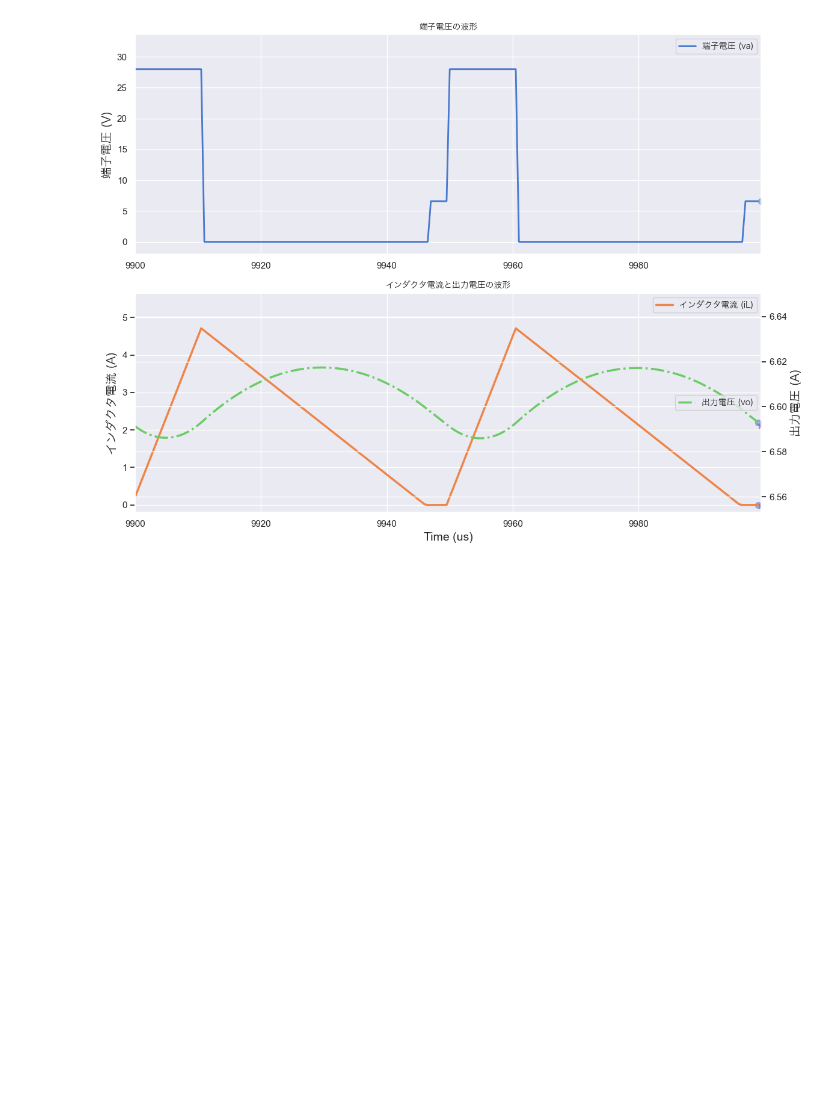
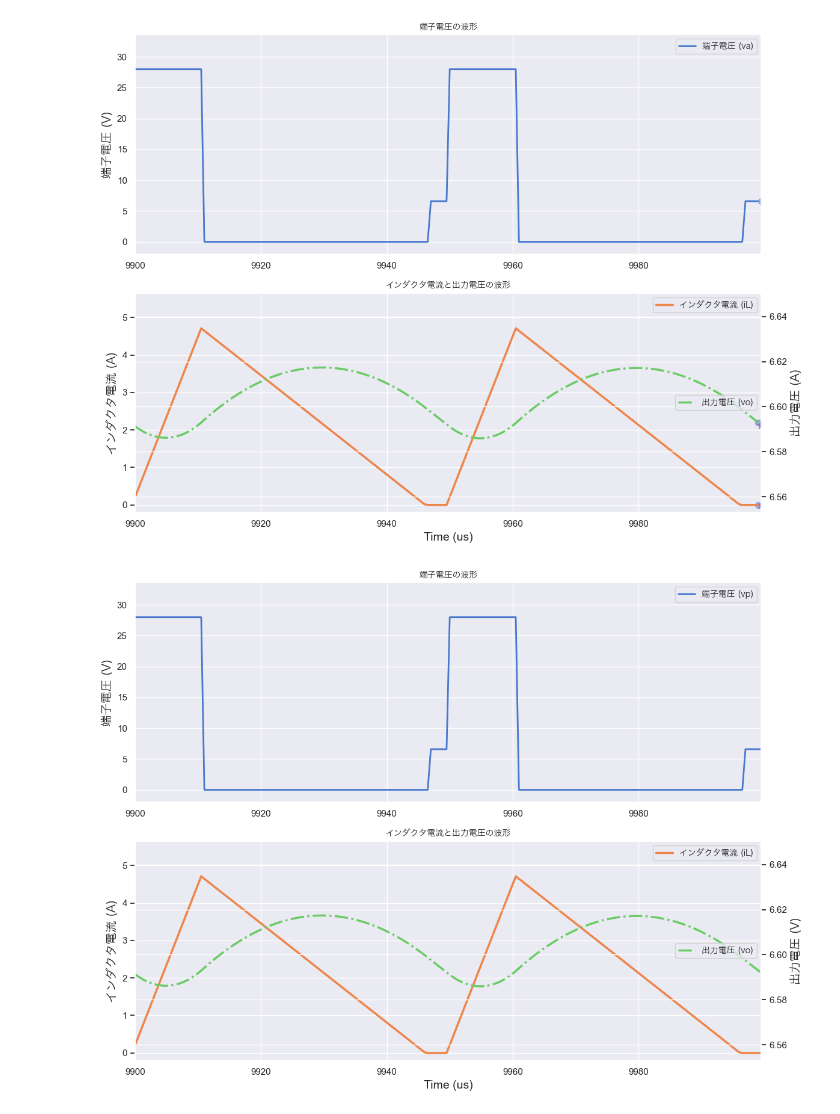
Before and after one commit to naoya25/my_PANN, a Jupyter notebook: my_notebooks/my_Buck-inference.ipynb, the cells around one changed output. Drawn from its saved outputs; the diff is of its cells as text; code cells hidden in the pictures; blank space fills up the shorter version.

```diff
--- a/my_notebooks/my_Buck-inference.ipynb
+++ b/my_notebooks/my_Buck-inference.ipynb
@@ -293,3 +310,85 @@ def create_gif_animation(t, inputs, states, Tslen, font_prop):
 create_gif_animation(t, inputs, states, Tslen, font_prop)
 # %% [output]
 [figure]
+# %%
+# ================================================
+# 推論結果の可視化(最後の2周期分だけ, アニメーションなし)
+# ================================================
+def plot_results(t, inputs, states, Tslen, font_prop):
+    # 最後の2周期分のデータを抽出
+    if len(inputs.shape) == 3:
+        t = t[-2 * Tslen :] * 1e6
+        inputs = inputs[0, -2 * Tslen :]
+        states = states[0, -2 * Tslen :]
+
+    t, inputs, states = np.array(t), inputs.numpy(), states.numpy()
+    vp, iL, vo = inputs[:, 0], states[:, 0], states[:, 1]
+
+    # プロット設定
+    sns.set_theme(style="darkgrid")
+    fig, (ax1, ax2) = plt.subplots(2, 1, figsize=(12, 9))
+    ax22 = ax2.twinx()
+
+    # 軸の設定
+    ax1.set_xlim(t.min(), t.max())
+    ax1.set_ylim(-2, inputs.max() * 1.2)
+    ax2.set_xlim(t.min(), t.max())
+    ax2.set_ylim(-0.2, states[:, 0].max() * 1.2)
+    ax22.set_ylim(states[:, 1].min() * 0.995, states[:, 1].max() * 1.005)
+
+    # タイトルとラベル
+    ax1.set_title(
+        "端子電圧の波形", fontsize=15, weight="bold", fontproperties=font_prop
+    )
+    ax2.set_title(
+        "インダクタ電流と出力電圧の波形",
+        fontsize=15,
+        weight="bold",
+        fontproperties=font_prop,
+    )
+
+    ax1.set_ylabel("端子電圧 (V)", fontsize=14, fontproperties=font_prop)
+    ax2.set_xlabel("Time (us)", fontsize=14)
+    ax2.set_ylabel("インダクタ電流 (A)", fontsize=14, fontproperties=font_prop)
+    ax22.set_ylabel("出力電圧 (V)", fontsize=14, fontproperties=font_prop)
+
+    # 波形の描画
+    ax1.plot(
+        t,
+        vp,
+        lw=2,
+        label="端子電圧 (vp)",
+        color=sns.color_palette("muted")[0],
+        linestyle="-",
+    )
+
+    ax2.plot(
+        t,
+        iL,
+        lw=2.5,
+        label="インダクタ電流 (iL)",
+        color=sns.color_palette("muted")[1],
+        linestyle="-",
+    )
+    ax22.plot(
+        t,
+        vo,
+        lw=2.5,
+        label="出力電圧 (vo)",
+        color=sns.color_palette("muted")[2],
+        linestyle="-.",
+    )
+
+    # グリッドと凡例
+    ax1.grid(True)
+    ax2.grid(True)
+    ax1.legend(loc="upper right", fontsize=12, prop=font_prop)
+    ax2.legend(loc="upper right", fontsize=12, prop=font_prop)
+    ax22.legend(loc="center right", fontsize=12, prop=font_prop)
+
+    plt.tight_layout()
+    plt.show()
+
+plot_results(t, inputs, states, Tslen, font_prop)
+# %% [output]
+[figure, added]
```
Also changed, not shown: parts of 2 cells of this notebook.
